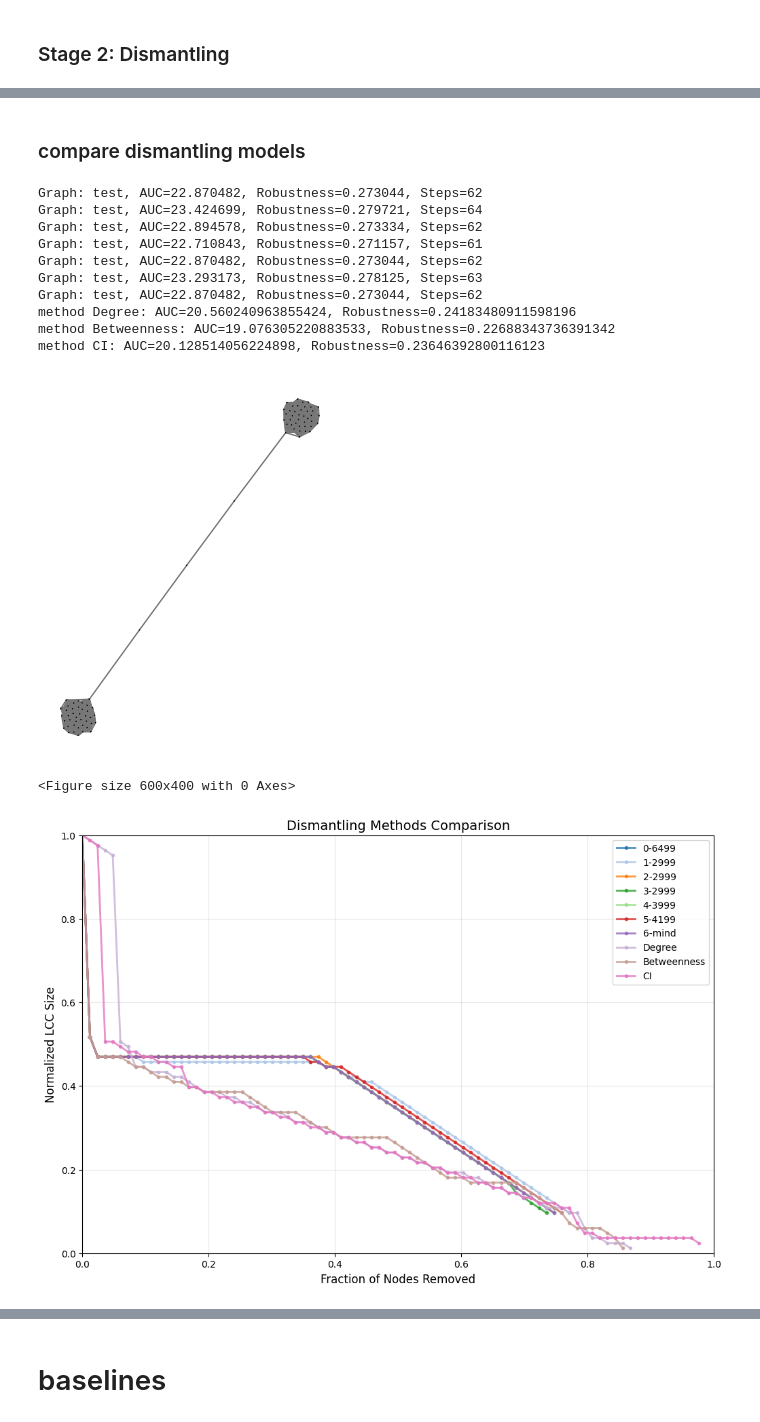
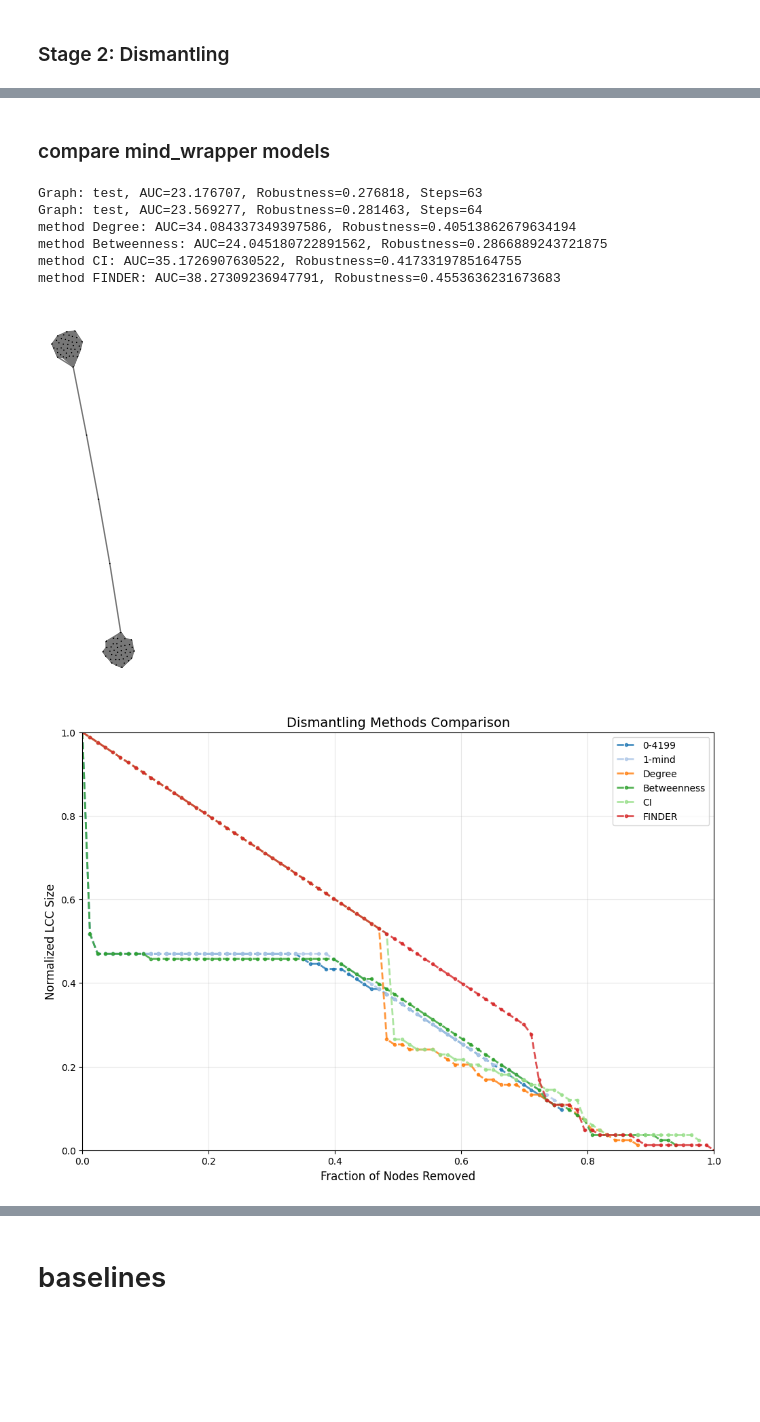
Before and after one commit to Rich-Chaw/MIND-ND, a Jupyter notebook: baseline.ipynb, the cells around one changed output, grey strips where cells are left out. Saved outputs shown, nothing was run; the diff lists cells and outputs as text; code cells hidden in the pictures; blank space fills up the shorter version.

```diff
--- a/baseline.ipynb
+++ b/baseline.ipynb
@@ -161,6 +136,6 @@ GND methods not available - gnd_python.py or gnd_reinsertion.py not found
 46.92333333333333 0.4645
 # %% [markdown]
-### compare dismantling models
+### compare mind_wrapper models
 # %%
 import matplotlib.pyplot as plt
 import importlib
@@ -191,50 +166,45 @@ compare_models = [
                     # 'saved/finetune_20251216_140104/2999.ckpt',
                     # 'saved/finetune_20251216_180547/9999.ckpt',
                     # 'saved/finetune_20251216_180547/7999.ckpt',
                     # 'saved/finetune_20251217_145647/5999.ckpt',
                     # 'saved/finetune_20251218_185945/13499.ckpt', #100-200,RGG
-                    'saved/finetune_20251222_000136/6499.ckpt',  #100-200,SBM
-                    'saved/finetune_20251222_210303/2999.ckpt',  #100-200,SBM,spectral
-                    'saved/finetune_20251223_141913/2999.ckpt',   #100-200,SBM,betweenness
-                    'saved/finetune_prior_20251230_001358/2999.ckpt', #100-200,SBM,betweenness,prior
-                    'saved/finetune_prior_20251230_212246/3999.ckpt', #100-200,SBM,betweenness,prior
+                    # 'saved/finetune_20251222_000136/6499.ckpt',  #100-200,SBM
+                    # 'saved/finetune_20251222_210303/2999.ckpt',  #100-200,SBM,spectral
+                    # 'saved/finetune_20251223_141913/2999.ckpt',   #100-200,SBM,betweenness
+                    # 'saved/finetune_prior_20251230_001358/2999.ckpt', #100-200,SBM,betweenness,prior
+                    # 'saved/finetune_prior_20251230_212246/3999.ckpt', #100-200,SBM,betweenness,prior
                     # "saved/finetune_20251231_163953/warmup/warmup_best_step_130_auc_0.2715.ckpt",
                     # "saved/finetune_20251231_172949/13999.ckpt",
                     "saved/finetune_20260102_101553/4199.ckpt",
                     'saved/mind.ckpt',
                     ]
 
 for idx, ckpt_pth in enumerate(compare_models):
-    _, _, test_removals  = dismantling(g,'MIND',step_ratio=0.0,ckpt_pth=ckpt_pth)
+    _, _, test_removals  = mind_wrapper(g,step_ratio=0.0,ckpt_pth=ckpt_pth)
     method_name = str(idx) + '-'+ os.path.basename(ckpt_pth).replace('.ckpt', '')
     all_results[method_name] = test_removals
 
 from baseline import baseline_dismantling,METHODS
 methods = {
     # "Spectral":METHODS['Spectral'],
     "Degree":METHODS['Degree'],
     "Betweenness":METHODS['Betweenness'],
     "CI": METHODS['CI'],
-    # 'FINDER':METHODS['FINDER']
+    'FINDER':METHODS['FINDER']
 }
 baseline_results = baseline_dismantling(g,methods,visualize=False)
 all_results.update(baseline_results)
 
 from visualize_dismantling import visualize_multiple_curve
 visualize_multiple_curve(g,all_results)
 
 # visualize_multiple_dynamic(g,all_results,output_dir="temp")
 # %% [output]
-Graph: test, AUC=22.870482, Robustness=0.273044, Steps=62
-Graph: test, AUC=23.424699, Robustness=0.279721, Steps=64
-Graph: test, AUC=22.894578, Robustness=0.273334, Steps=62
-Graph: test, AUC=22.710843, Robustness=0.271157, Steps=61
-Graph: test, AUC=22.870482, Robustness=0.273044, Steps=62
-Graph: test, AUC=23.293173, Robustness=0.278125, Steps=63
-Graph: test, AUC=22.870482, Robustness=0.273044, Steps=62
-method Degree: AUC=20.560240963855424, Robustness=0.24183480911598196
-method Betweenness: AUC=19.076305220883533, Robustness=0.22688343736391342
-method CI: AUC=20.128514056224898, Robustness=0.23646392800116123
+Graph: test, AUC=23.176707, Robustness=0.276818, Steps=63
+Graph: test, AUC=23.569277, Robustness=0.281463, Steps=64
+method Degree: AUC=34.084337349397586, Robustness=0.40513862679634194
+method Betweenness: AUC=24.045180722891562, Robustness=0.2866889243721875
+method CI: AUC=35.1726907630522, Robustness=0.4173319785164755
+method FINDER: AUC=38.27309236947791, Robustness=0.4553636231673683
-[figure, old version]
+[figure, new version]
-<Figure size 600x400 with 0 Axes>
-[figure, old version]
+[figure, new version]
```
Also changed, not shown: parts of 7 cells of this notebook, 22 other files.
